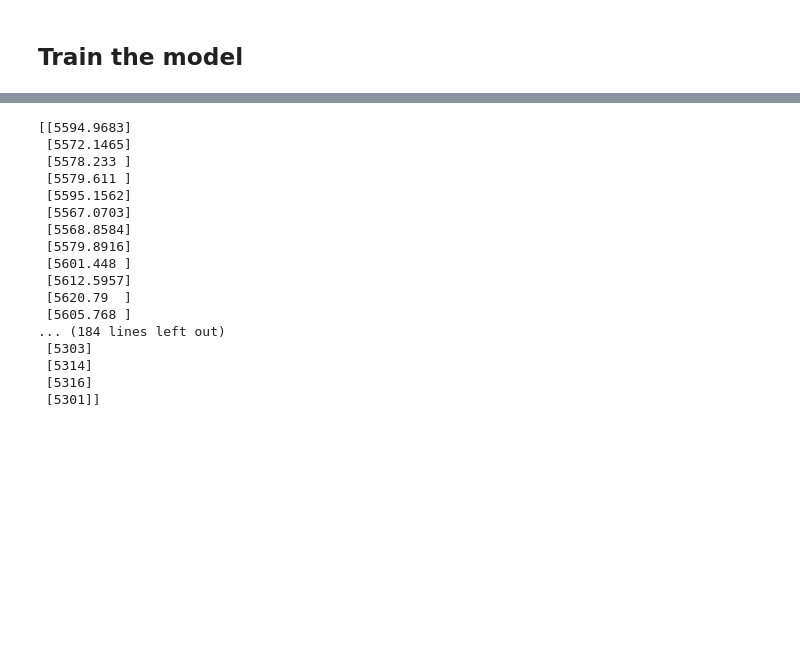
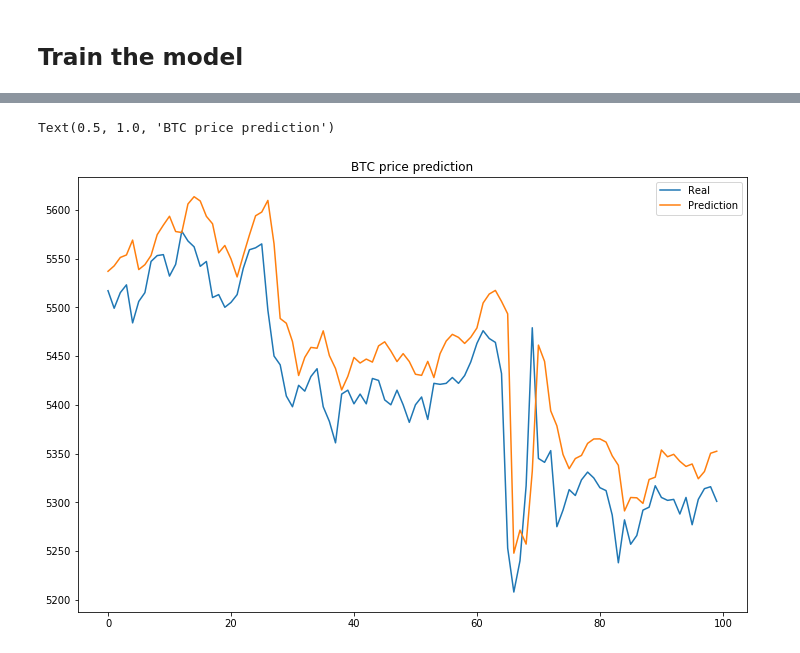
Before and after one commit to kochol/tf_tests, a Jupyter notebook: test01.ipynb, the cells around one changed output, grey strips where cells are left out. Cells and saved outputs as stored; diff of their text form; code cells hidden in the pictures; blank space fills up the shorter version.

Commit message:
Add plot

```diff
--- a/test01.ipynb
+++ b/test01.ipynb
@@ -150,24 +150,17 @@ Epoch 1000/1000
 <tensorflow.python.keras.callbacks.History at 0x...>
-# %%
-example_batch = train_np[-100:]
-example_result = model.predict(example_batch)
-print(example_result)
-print(test_np[-100:])
-# %% [output]
-[[5594.9683]
- [5572.1465]
- [5578.233 ]
- [5579.611 ]
- [5595.1562]
- [5567.0703]
- [5568.8584]
- [5579.8916]
- [5601.448 ]
- [5612.5957]
- [5620.79  ]
- [5605.768 ]
-... (184 lines left out)
- [5303]
- [5314]
- [5316]
- [5301]]
+# %%
+example_batch = train_np[-100:]
+example_result = model.predict(example_batch)
+
+import matplotlib.pyplot as plt
+ex_b = pd.DataFrame({'price': test[-100:].price})
+ex_r = pd.DataFrame(example_result)
+
+plt.figure(figsize = (12,8))
+plt.plot(ex_r.index, ex_b,label = 'Real')
+plt.plot(ex_r.index, ex_r, label = 'Prediction')
+plt.legend(loc = 'best')
+plt.title('BTC price prediction')
+# %% [output]
+Text(0.5, 1.0, 'BTC price prediction')
+[figure, added]
```
Also changed, not shown: parts of 2 cells of this notebook.
